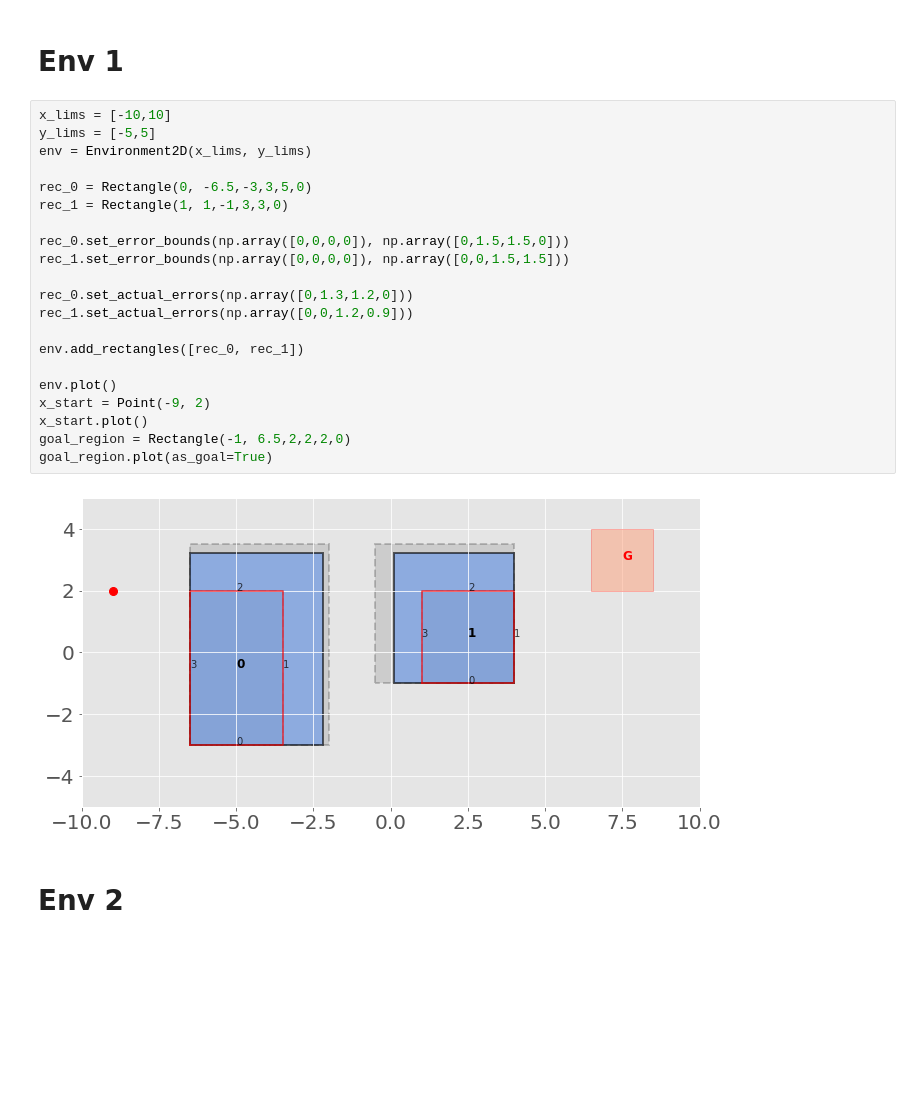
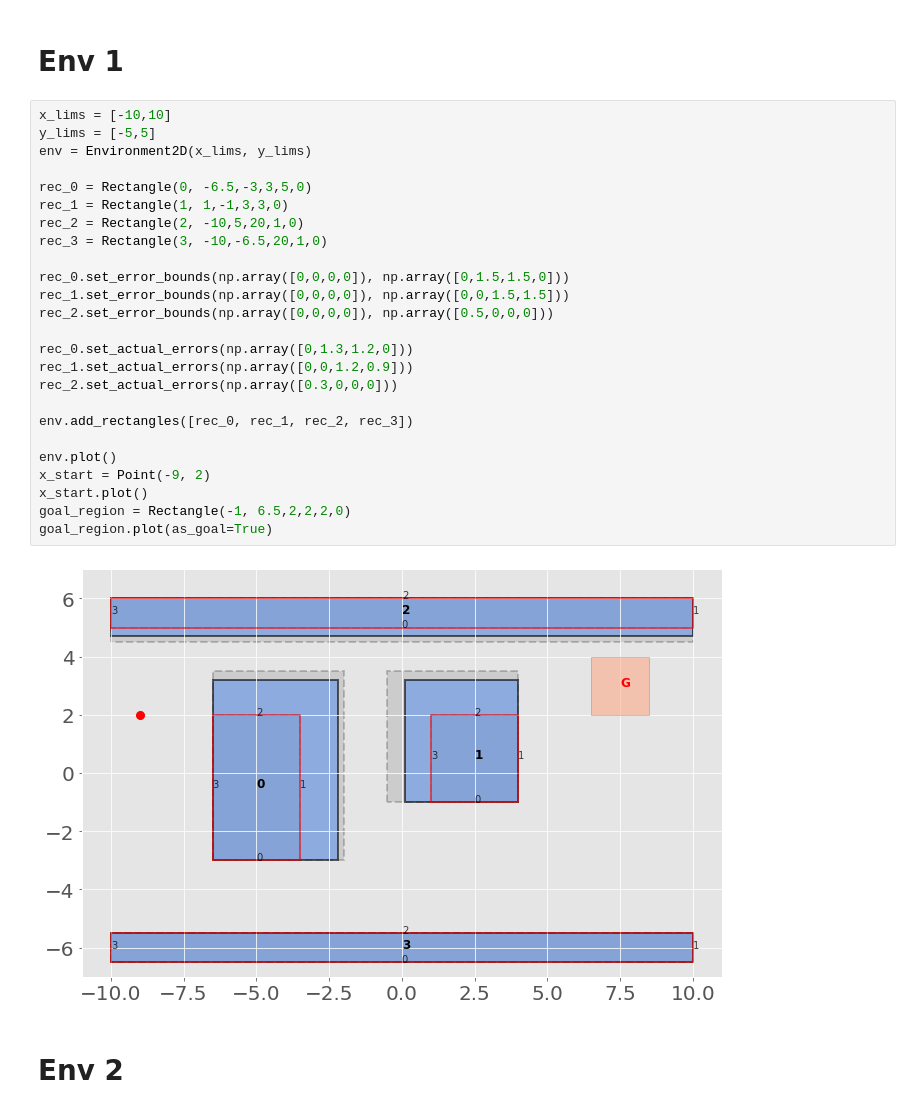
Before and after one commit to zhangvwk/planning-with-map-errors, a Jupyter notebook: environment_examples.ipynb, the cells around one changed output. Saved outputs shown, nothing was run; the diff lists cells and outputs as text; blank space fills up the shorter version.

```diff
--- a/environment_examples.ipynb
+++ b/environment_examples.ipynb
@@ -17,26 +17,30 @@ will use `scipy.optimize.linprog`
 # %%
 x_lims = [-10,10]
 y_lims = [-5,5]
 env = Environment2D(x_lims, y_lims)
 
 rec_0 = Rectangle(0, -6.5,-3,3,5,0)
 rec_1 = Rectangle(1, 1,-1,3,3,0)
+rec_2 = Rectangle(2, -10,5,20,1,0)
+rec_3 = Rectangle(3, -10,-6.5,20,1,0)
 
 rec_0.set_error_bounds(np.array([0,0,0,0]), np.array([0,1.5,1.5,0]))
 rec_1.set_error_bounds(np.array([0,0,0,0]), np.array([0,0,1.5,1.5]))
+rec_2.set_error_bounds(np.array([0,0,0,0]), np.array([0.5,0,0,0]))
 
 rec_0.set_actual_errors(np.array([0,1.3,1.2,0]))
 rec_1.set_actual_errors(np.array([0,0,1.2,0.9]))
+rec_2.set_actual_errors(np.array([0.3,0,0,0]))
 
-env.add_rectangles([rec_0, rec_1])
+env.add_rectangles([rec_0, rec_1, rec_2, rec_3])
 
 env.plot()
 x_start = Point(-9, 2)
 x_start.plot()
 goal_region = Rectangle(-1, 6.5,2,2,2,0)
 goal_region.plot(as_goal=True)
 # %% [output]
-[figure, old version]
+[figure, new version]
 # %% [markdown]
 # Env 2
 # %%
```
